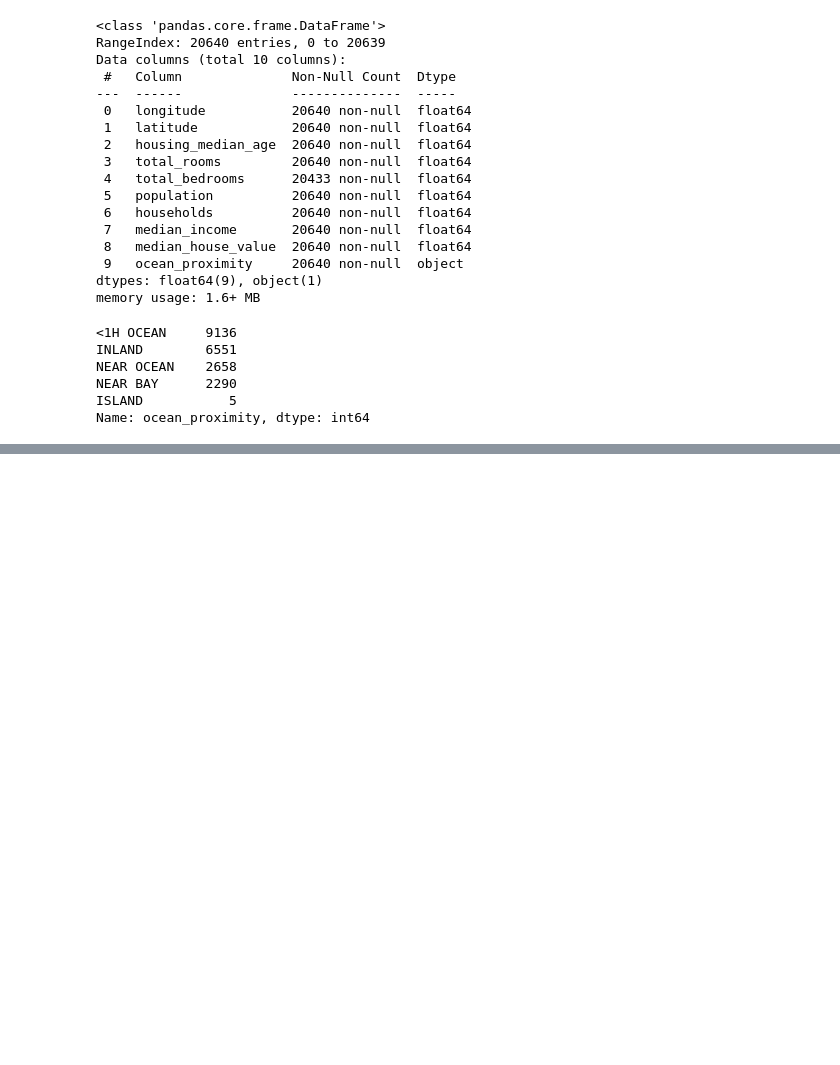
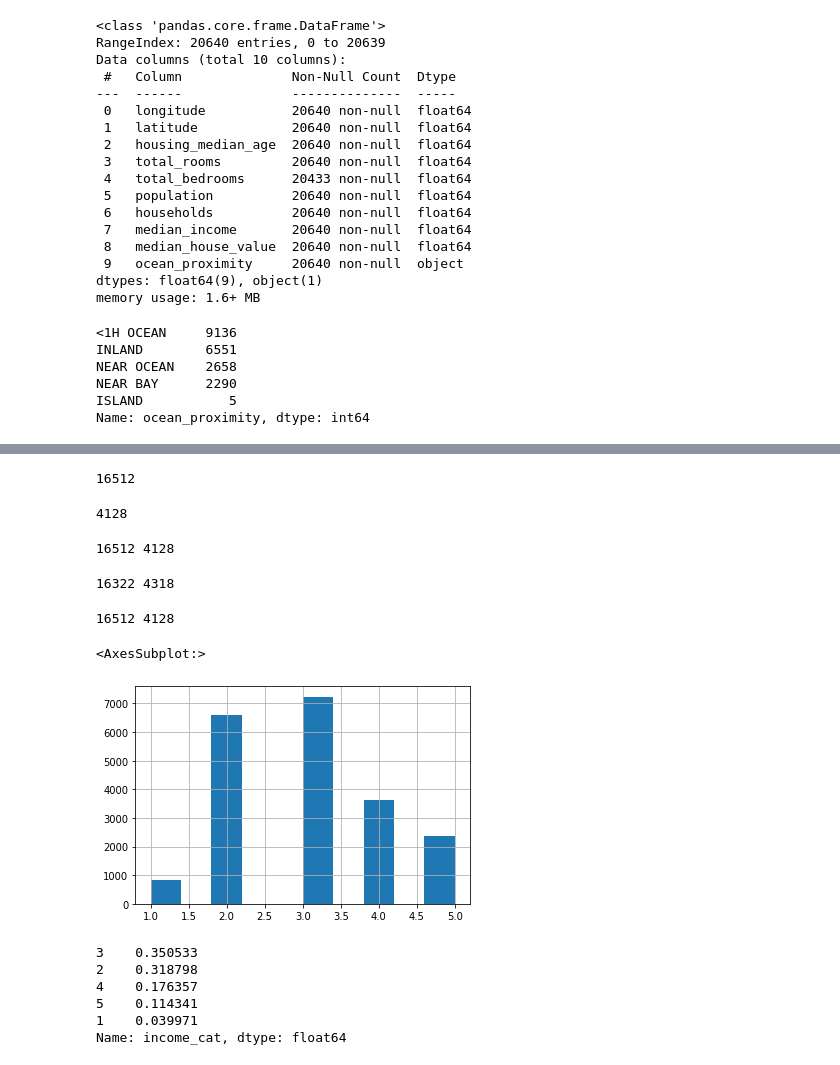
Before and after one commit to Aftermoon-dev/HandsOn-ML, a Jupyter notebook: chapter2.ipynb, the cells around one changed output, grey strips where cells are left out. Cells and saved outputs as stored; diff of their text form; code cells hidden in the pictures; blank space fills up the shorter version.

```diff
--- a/chapter2.ipynb
+++ b/chapter2.ipynb
@@ -90,0 +96,69 @@ def split_train_test(data, test_ratio):
+# %%
+len(train_set)
+# %% [output]
+16512
+# %%
+len(test_set)
+# %% [output]
+4128
+# %%
+from zlib import crc32
+
+def test_set_check(identifier, test_ratio):
+    return crc32(np.int64(identifier)) & 0xFFFFFFFF < test_ratio * 2 **32
+
+def split_train_test_by_id(data, test_ratio, id_column):
+    ids = data[id_column]
+    in_test_set = ids.apply(lambda id_: test_set_check(id_, test_ratio))
+    return data.loc[~in_test_set], data.loc[in_test_set]
+
+housing_with_id = housing.reset_index()
+train_set, test_set = split_train_test_by_id(housing_with_id, 0.2, "index")
+
+print(len(train_set), len(test_set))
+# %% [output]
+16512 4128
+# %%
+housing_with_id["id"] = housing["longitude"] * 1000 + housing["latitude"]
+train_set, test_set = split_train_test_by_id(housing_with_id, 0.2, "id")
+
+print(len(train_set), len(test_set))
+# %% [output]
+16322 4318
+# %%
+from sklearn.model_selection import train_test_split
+train_set, test_set = train_test_split(housing, test_size=0.2, random_state=42)
+
+print(len(train_set), len(test_set))
+# %% [output]
+16512 4128
+# %%
+# 계층적 샘플링
+# 전체 인구를 계층이라는 동질의 그룹으로 나누고, 테스트 세트가 전체 인구를 대표하도록 각 계층에서 올바른 수의 샘플을 추출함
+
+# 중간 소득 -> 중간 주택 가격 예측에 매우 중요하다고 가정
+housing["income_cat"] = pd.cut(housing["median_income"],
+                              bins=[0., 1.5, 3.0, 4.5, 6., np.inf],
+                              labels=[1, 2, 3, 4, 5])
+housing["income_cat"].hist()
+# %% [output]
+<AxesSubplot:>
+[figure, added]
+# %%
+# Sklearn의 StratifiedShuffleSplit -> 계층 샘플링과 랜덤 샘플링을 합친 것
+
+from sklearn.model_selection import StratifiedShuffleSplit
+
+split = StratifiedShuffleSplit(n_splits=1, test_size=0.2, random_state=42)
+for train_index, test_index in split.split(housing, housing["income_cat"]):
+    strat_train_set = housing.loc[train_index]
+    strat_test_set = housing.loc[test_index]
+
+strat_test_set["income_cat"].value_counts() / len(strat_test_set)
+# %% [output]
+3    0.350533
+2    0.318798
+4    0.176357
+5    0.114341
+1    0.039971
+Name: income_cat, dtype: float64
```
Also changed, not shown: parts of 44 cells of this notebook, 1 other file.
